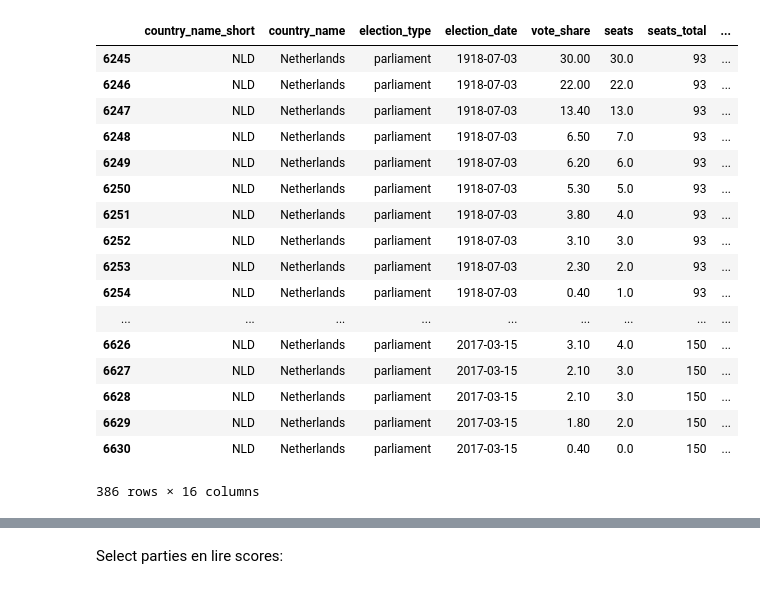
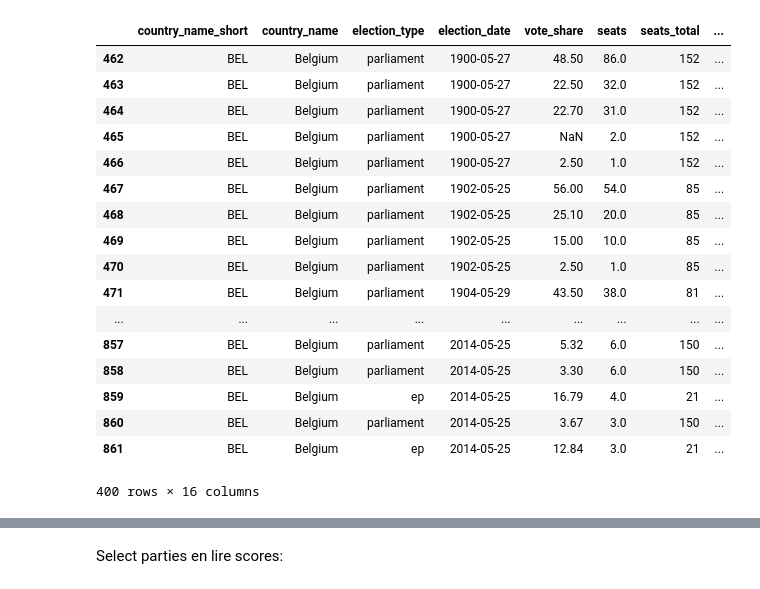
Before and after one commit to JochemDeen/PoliticalAnalysis, a Jupyter notebook: ManifestoProject.ipynb, the cells around one changed output, grey strips where cells are left out. Saved outputs shown, nothing was run; the diff lists cells and outputs as text; code cells hidden in the pictures.

```diff
--- a/ManifestoProject.ipynb
+++ b/ManifestoProject.ipynb
@@ -30,24 +31,24 @@ Manifestoelections.loc[(Manifestoelections['countryname']=='Netherlands')].head(
 # %%
-elections.loc[(elections['country_name']=='Netherlands')].head(400)
+elections.loc[(elections['country_name']=='Belgium')].head(400)
 # %% [output]
 |  | country_name_short | country_name | election_type | election_date | vote_share | seats | seats_total | ... |
-| 6245 | NLD | Netherlands | parliament | 1918-07-03 | 30.00 | 30.0 | 93 | ... |
-| 6246 | NLD | Netherlands | parliament | 1918-07-03 | 22.00 | 22.0 | 93 | ... |
-| 6247 | NLD | Netherlands | parliament | 1918-07-03 | 13.40 | 13.0 | 93 | ... |
-| 6248 | NLD | Netherlands | parliament | 1918-07-03 | 6.50 | 7.0 | 93 | ... |
-| 6249 | NLD | Netherlands | parliament | 1918-07-03 | 6.20 | 6.0 | 93 | ... |
-| 6250 | NLD | Netherlands | parliament | 1918-07-03 | 5.30 | 5.0 | 93 | ... |
-| 6251 | NLD | Netherlands | parliament | 1918-07-03 | 3.80 | 4.0 | 93 | ... |
-| 6252 | NLD | Netherlands | parliament | 1918-07-03 | 3.10 | 3.0 | 93 | ... |
-| 6253 | NLD | Netherlands | parliament | 1918-07-03 | 2.30 | 2.0 | 93 | ... |
-| 6254 | NLD | Netherlands | parliament | 1918-07-03 | 0.40 | 1.0 | 93 | ... |
+| 462 | BEL | Belgium | parliament | 1900-05-27 | 48.50 | 86.0 | 152 | ... |
+| 463 | BEL | Belgium | parliament | 1900-05-27 | 22.50 | 32.0 | 152 | ... |
+| 464 | BEL | Belgium | parliament | 1900-05-27 | 22.70 | 31.0 | 152 | ... |
+| 465 | BEL | Belgium | parliament | 1900-05-27 | NaN | 2.0 | 152 | ... |
+| 466 | BEL | Belgium | parliament | 1900-05-27 | 2.50 | 1.0 | 152 | ... |
+| 467 | BEL | Belgium | parliament | 1902-05-25 | 56.00 | 54.0 | 85 | ... |
+| 468 | BEL | Belgium | parliament | 1902-05-25 | 25.10 | 20.0 | 85 | ... |
+| 469 | BEL | Belgium | parliament | 1902-05-25 | 15.00 | 10.0 | 85 | ... |
+| 470 | BEL | Belgium | parliament | 1902-05-25 | 2.50 | 1.0 | 85 | ... |
+| 471 | BEL | Belgium | parliament | 1904-05-29 | 43.50 | 38.0 | 81 | ... |
 | ... | ... | ... | ... | ... | ... | ... | ... | ... |
-| 6626 | NLD | Netherlands | parliament | 2017-03-15 | 3.10 | 4.0 | 150 | ... |
-| 6627 | NLD | Netherlands | parliament | 2017-03-15 | 2.10 | 3.0 | 150 | ... |
-| 6628 | NLD | Netherlands | parliament | 2017-03-15 | 2.10 | 3.0 | 150 | ... |
-| 6629 | NLD | Netherlands | parliament | 2017-03-15 | 1.80 | 2.0 | 150 | ... |
-| 6630 | NLD | Netherlands | parliament | 2017-03-15 | 0.40 | 0.0 | 150 | ... |
+| 857 | BEL | Belgium | parliament | 2014-05-25 | 5.32 | 6.0 | 150 | ... |
+| 858 | BEL | Belgium | parliament | 2014-05-25 | 3.30 | 6.0 | 150 | ... |
+| 859 | BEL | Belgium | ep | 2014-05-25 | 16.79 | 4.0 | 21 | ... |
+| 860 | BEL | Belgium | parliament | 2014-05-25 | 3.67 | 3.0 | 150 | ... |
+| 861 | BEL | Belgium | ep | 2014-05-25 | 12.84 | 3.0 | 21 | ... |
-386 rows × 16 columns
+400 rows × 16 columns
 # %%
 df = Manifestoelections.loc[(Manifestoelections['countryname']=='France') & (Manifestoelections['partyabbrev'] =='FN')]
 df.head(10)
```
Also changed, not shown: parts of 13 cells of this notebook, 4 other files.
